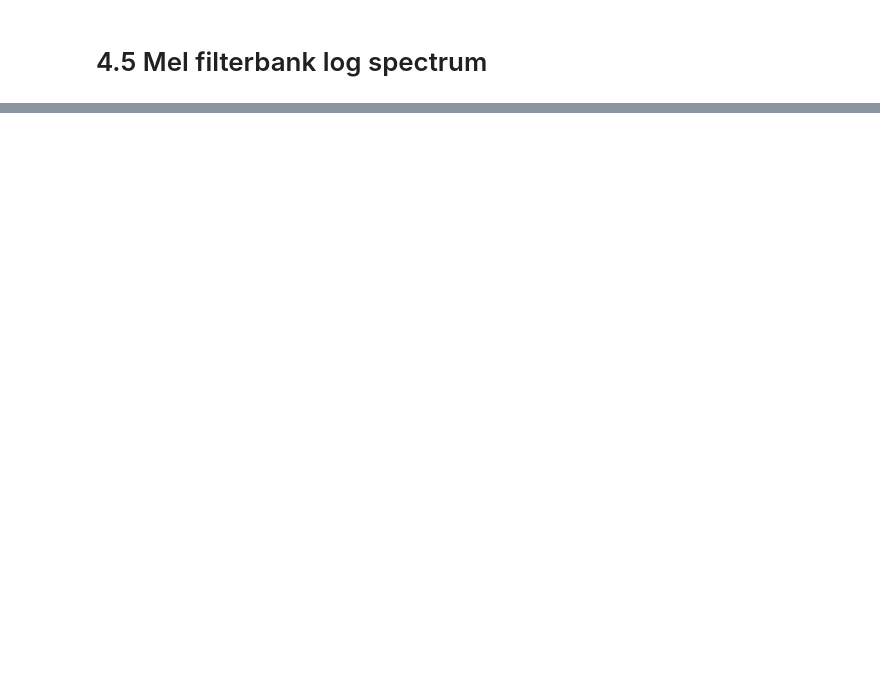
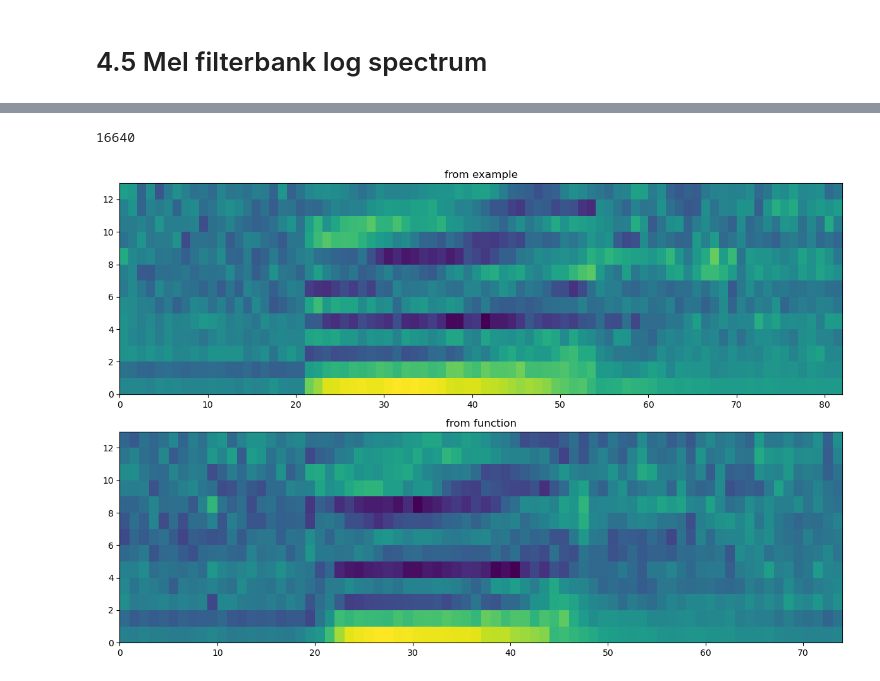
Before and after one commit to haya-hyh/speech-speaker-recognition-, a Jupyter notebook: lab1/lab1.ipynb, the cells around one changed output, grey strips where cells are left out. Drawn from its saved outputs; the diff is of its cells as text; code cells hidden in the pictures; blank space fills up the shorter version.

```diff
--- a/lab1/lab1.ipynb
+++ b/lab1/lab1.ipynb
@@ -135,0 +168,11 @@ The aliases was originally deprecated in NumPy 1.20; for more details and guidan
+# %%
+from scipy.fftpack.realtransforms import dct
+from lab1_tools import lifter
+def cepstrum(input, nceps):
+    cepst = dct(input, type=2, axis=1, norm='ortho')[:, :nceps]
+    return cepst
+
+outcome_cepst = cepstrum(outcome_logmel, 13)
+outcome_cepst_ = lifter(outcome_cepst)
+plot_comparison(example["mfcc"].T, outcome_cepst.T)
+plot_comparison(example["lmfcc"].T, outcome_cepst_.T)
@@ -135,0 +182,21 @@ The aliases was originally deprecated in NumPy 1.20; for more details and guidan
+# %%
+def mspec(samples, winlen = 400, winshift = 200, preempcoeff=0.97, nfft=512, samplingrate=20000):
+    frames = enframe(samples, winlen, winshift)
+    preemph = preemp(frames, preempcoeff)
+    windowed = windowing(preemph)
+    spec = powerSpectrum(windowed, nfft)
+    return logMelSpectrum(spec, samplingrate)
+
+def mfcc(samples, winlen = 400, winshift = 200, preempcoeff=0.97, nfft=512, nceps=13, samplingrate=20000, liftercoeff=22):
+    mspecs = mspec(samples, winlen, winshift, preempcoeff, nfft, samplingrate)
+    ceps = cepstrum(mspecs, nceps)
+    return lifter(ceps, liftercoeff)
+# %%
+
+data_lmfcc1 = mfcc(data_item["samples"],winlen,winshift)
+print(len(data_item["samples"]))
+data_lmfcc2 = mfcc(data[1]["samples"],winlen,winshift)
+plot_comparison(data_lmfcc1.T,data_lmfcc2.T)
+# %% [output]
+16640
+[figure, added]
```
Also changed, not shown: parts of 24 cells of this notebook.
